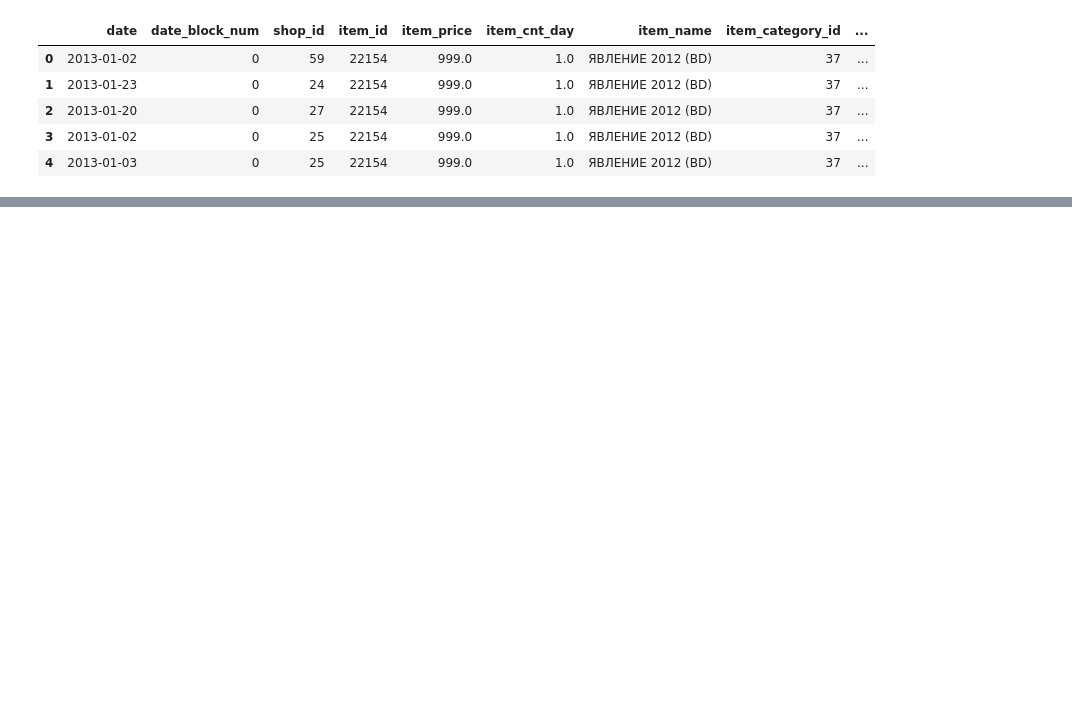
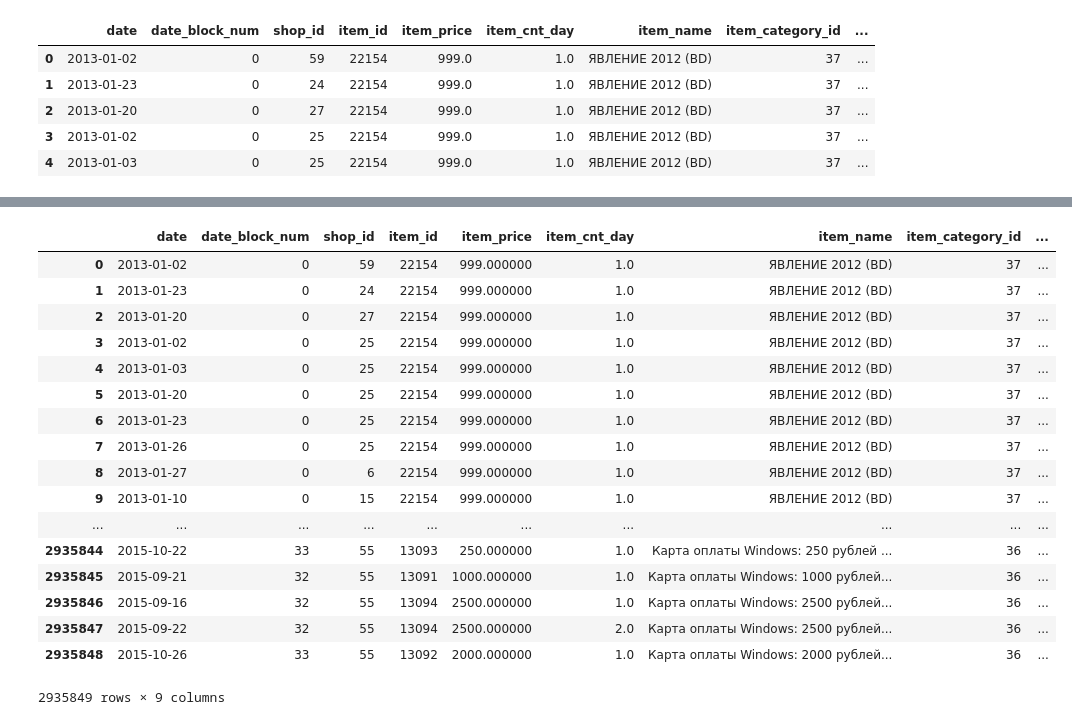
Before and after one commit to PaulGuo5/Predict-Future-Sales, a Jupyter notebook: preprocess.ipynb, the cells around one changed output, grey strips where cells are left out. Drawn from its saved outputs; the diff is of its cells as text; code cells hidden in the pictures; blank space fills up the shorter version.

```diff
--- a/preprocess.ipynb
+++ b/preprocess.ipynb
@@ -267,0 +238,21 @@ plt.show()
+# %%
+train
+# %% [output]
+|  | date | date_block_num | shop_id | item_id | item_price | item_cnt_day | item_name | item_category_id | ... |
+| 0 | 2013-01-02 | 0 | 59 | 22154 | 999.000000 | 1.0 | ЯВЛЕНИЕ 2012 (BD) | 37 | ... |
+| 1 | 2013-01-23 | 0 | 24 | 22154 | 999.000000 | 1.0 | ЯВЛЕНИЕ 2012 (BD) | 37 | ... |
+| 2 | 2013-01-20 | 0 | 27 | 22154 | 999.000000 | 1.0 | ЯВЛЕНИЕ 2012 (BD) | 37 | ... |
+| 3 | 2013-01-02 | 0 | 25 | 22154 | 999.000000 | 1.0 | ЯВЛЕНИЕ 2012 (BD) | 37 | ... |
+| 4 | 2013-01-03 | 0 | 25 | 22154 | 999.000000 | 1.0 | ЯВЛЕНИЕ 2012 (BD) | 37 | ... |
+| 5 | 2013-01-20 | 0 | 25 | 22154 | 999.000000 | 1.0 | ЯВЛЕНИЕ 2012 (BD) | 37 | ... |
+| 6 | 2013-01-23 | 0 | 25 | 22154 | 999.000000 | 1.0 | ЯВЛЕНИЕ 2012 (BD) | 37 | ... |
+| 7 | 2013-01-26 | 0 | 25 | 22154 | 999.000000 | 1.0 | ЯВЛЕНИЕ 2012 (BD) | 37 | ... |
+| 8 | 2013-01-27 | 0 | 6 | 22154 | 999.000000 | 1.0 | ЯВЛЕНИЕ 2012 (BD) | 37 | ... |
+| 9 | 2013-01-10 | 0 | 15 | 22154 | 999.000000 | 1.0 | ЯВЛЕНИЕ 2012 (BD) | 37 | ... |
+| ... | ... | ... | ... | ... | ... | ... | ... | ... | ... |
+| 2935844 | 2015-10-22 | 33 | 55 | 13093 | 250.000000 | 1.0 | Карта оплаты Windows: 250 рублей ... | 36 | ... |
+| 2935845 | 2015-09-21 | 32 | 55 | 13091 | 1000.000000 | 1.0 | Карта оплаты Windows: 1000 рублей... | 36 | ... |
+| 2935846 | 2015-09-16 | 32 | 55 | 13094 | 2500.000000 | 1.0 | Карта оплаты Windows: 2500 рублей... | 36 | ... |
+| 2935847 | 2015-09-22 | 32 | 55 | 13094 | 2500.000000 | 2.0 | Карта оплаты Windows: 2500 рублей... | 36 | ... |
+| 2935848 | 2015-10-26 | 33 | 55 | 13092 | 2000.000000 | 1.0 | Карта оплаты Windows: 2000 рублей... | 36 | ... |
+2935849 rows × 9 columns
```
Also changed, not shown: parts of 11 cells of this notebook, 1 other file.
